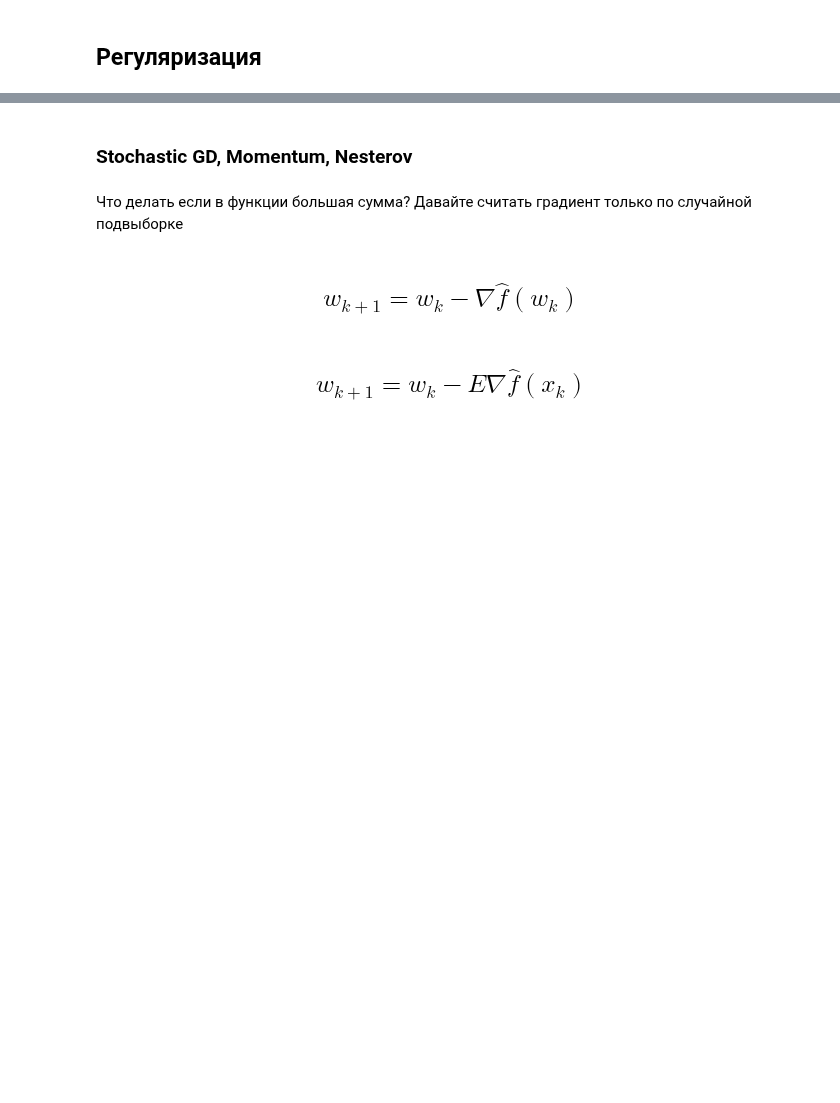
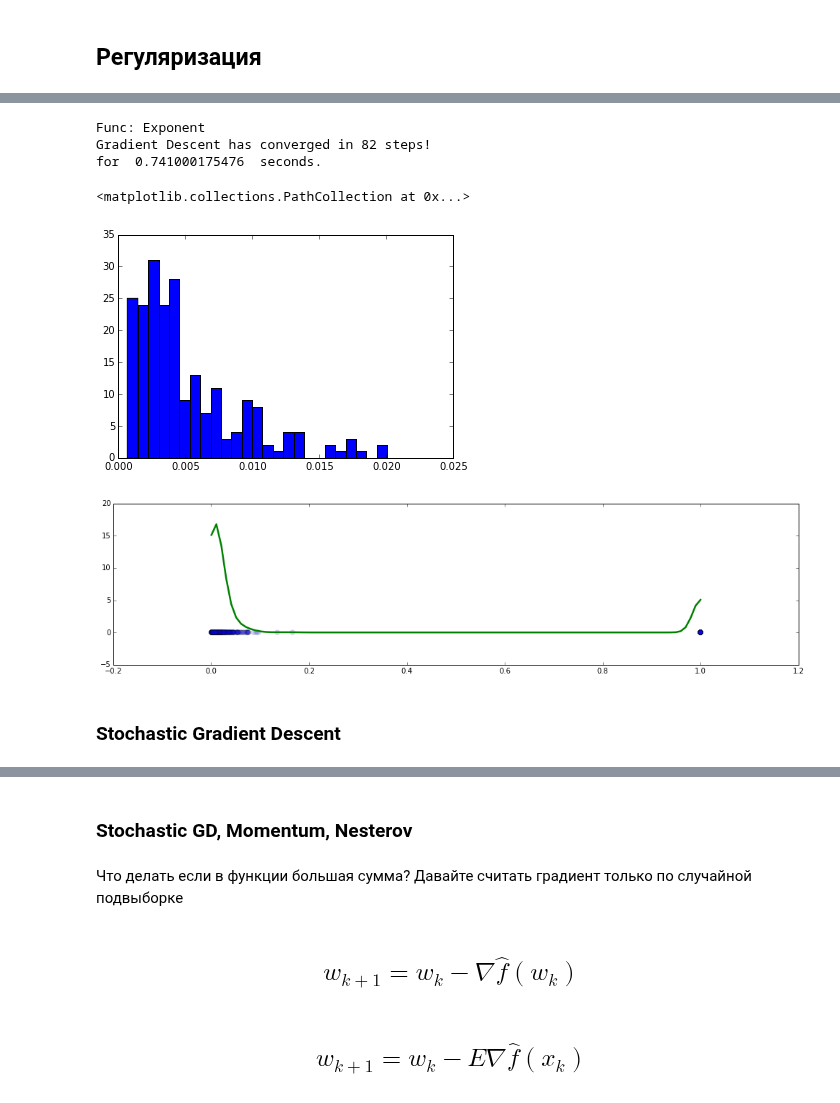
Before and after one commit to ml-mipt/ml-mipt-part1, a Jupyter notebook: 2018/seminars/7_linear_models/seminar7_v1.ipynb, the cells around one changed output, grey strips where cells are left out. Saved outputs shown, nothing was run; the diff lists cells and outputs as text; code cells hidden in the pictures; blank space fills up the shorter version.

```diff
--- a/2018/seminars/7_linear_models/seminar7_v1.ipynb
+++ b/2018/seminars/7_linear_models/seminar7_v1.ipynb
@@ -168,0 +241,3 @@ display.clear_output()
+# %%
+data = pd.read_csv('../data/EKG/train.csv')
+data.head()
@@ -168,0 +341,30 @@ display.clear_output()
+# %%
+print "Func: Exponent"
+newW = gradientDescent(X_train, Y_train, p=lambda x: 0.0009, func=exponent, gradOfFunc=gradOfExponent, delta=3 * 1e-3)
+empRisk(X_train, newW, Y_train, func=exponent)
+
+
+# In[11]:
+
+hist(newW, bins=25)
+
+
+# In[12]:
+
+dp = deprivation(X_train, newW, Y_train)
+figure(figsize=(17, 4))
+
+xs = linspace(min(dp), max(dp), 100)
+
+density = gaussian_kde(dp, bw_method=0.04)
+plot(xs, density(xs), linewidth=2.5, color='green')
+scatter(dp, zeros(len(dp)), s=40, alpha=0.15)
+# %% [output]
+Func: Exponent
+Gradient Descent has converged in 82 steps!
+for  0.741000175476  seconds.
+<matplotlib.collections.PathCollection at 0x...>
+[figure, added]
+[figure, added]
+# %% [markdown]
+### Stochastic Gradient Descent
```
Also changed, not shown: parts of 79 cells of this notebook, 3 other files.
